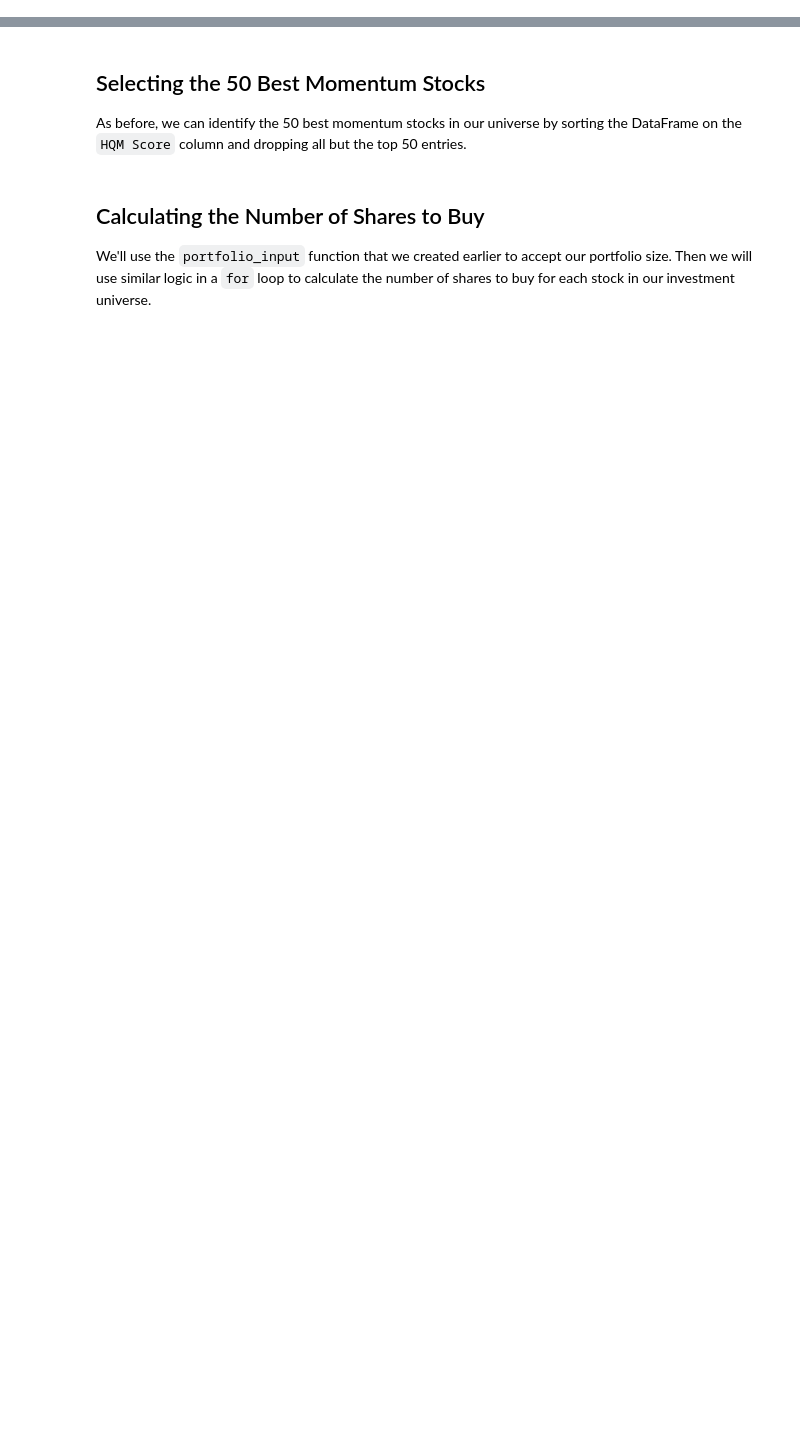
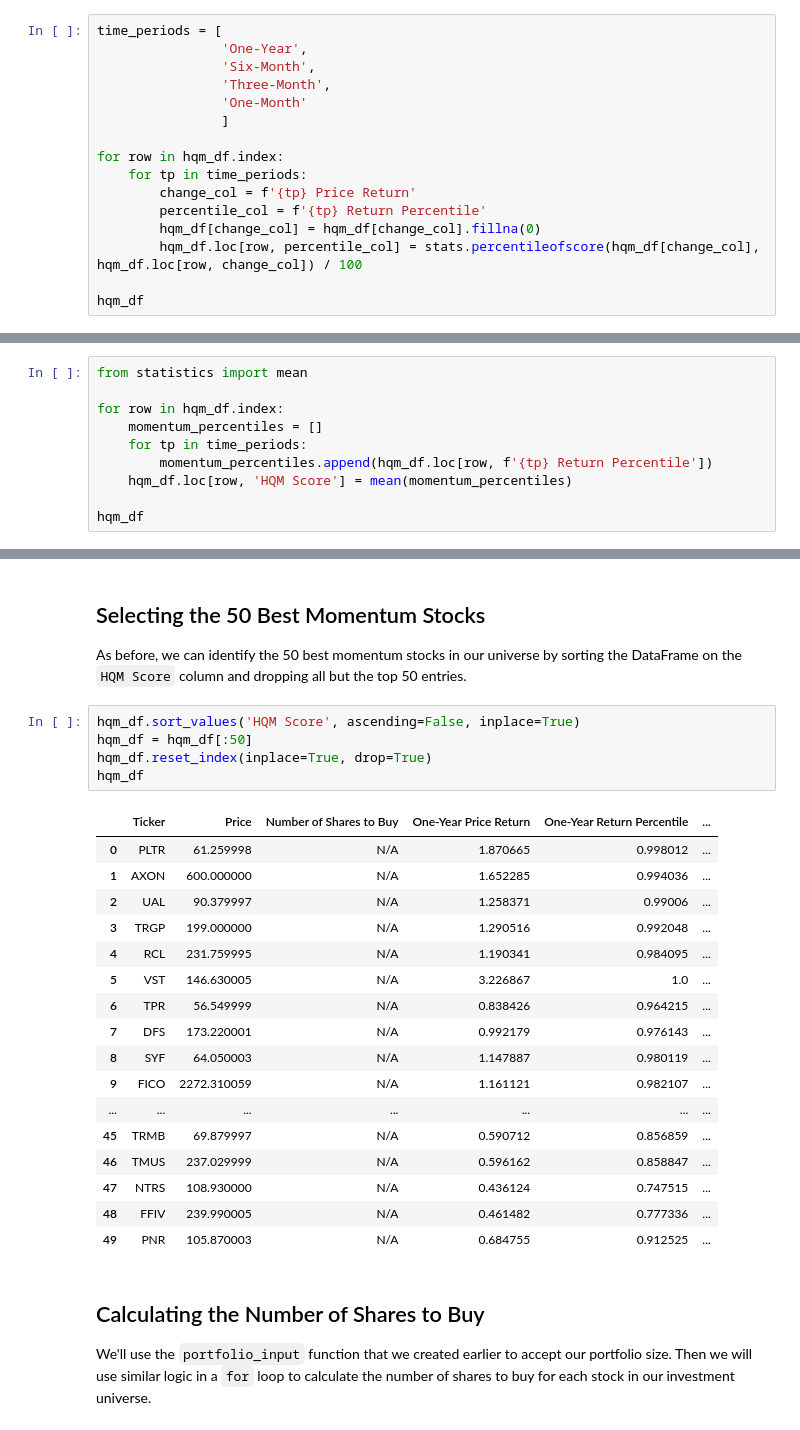
Before and after one commit to ishaanarora25/AlgoTrading, a Jupyter notebook: CodeCampTutorial/002_quantitative_momentum_strategy.ipynb, the cells around one changed output, grey strips where cells are left out. Drawn from its saved outputs; the diff is of its cells as text; blank space fills up the shorter version.

Commit message:
Momentum strat final

```diff
--- a/CodeCampTutorial/002_quantitative_momentum_strategy.ipynb
+++ b/CodeCampTutorial/002_quantitative_momentum_strategy.ipynb
@@ -221,3 +278,19 @@ We now need to calculate momentum percentile scores for every stock in the unive
 * `One-Month Price Return`
 
 Here's how we'll do this:
+# %%
+time_periods = [
+                'One-Year',
+                'Six-Month',
+                'Three-Month',
+                'One-Month'
+                ]
+
+for row in hqm_df.index:
+    for tp in time_periods:
+        change_col = f'{tp} Price Return'
+        percentile_col = f'{tp} Return Percentile'
+        hqm_df[change_col] = hqm_df[change_col].fillna(0)
+        hqm_df.loc[row, percentile_col] = stats.percentileofscore(hqm_df[change_col], hqm_df.loc[row, change_col]) / 100
+
+hqm_df
@@ -229,3 +316,13 @@ We'll now calculate our `HQM Score`, which is the high-quality momentum score th
 The `HQM Score` will be the arithmetic mean of the 4 momentum percentile scores that we calculated in the last section.
 
 To calculate arithmetic mean, we will use the `mean` function from Python's built-in `statistics` module.
+# %%
+from statistics import mean
+
+for row in hqm_df.index:
+    momentum_percentiles = []
+    for tp in time_periods:
+        momentum_percentiles.append(hqm_df.loc[row, f'{tp} Return Percentile'])
+    hqm_df.loc[row, 'HQM Score'] = mean(momentum_percentiles)
+
+hqm_df
@@ -233,6 +344,29 @@ To calculate arithmetic mean, we will use the `mean` function from Python's buil
 ## Selecting the 50 Best Momentum Stocks
 
 As before, we can identify the 50 best momentum stocks in our universe by sorting the DataFrame on the `HQM Score` column and dropping all but the top 50 entries.
+# %%
+hqm_df.sort_values('HQM Score', ascending=False, inplace=True)
+hqm_df = hqm_df[:50]
+hqm_df.reset_index(inplace=True, drop=True)
+hqm_df
+# %% [output]
+|  | Ticker | Price | Number of Shares to Buy | One-Year Price Return | One-Year Return Percentile | ... |
+| 0 | PLTR | 61.259998 | N/A | 1.870665 | 0.998012 | ... |
+| 1 | AXON | 600.000000 | N/A | 1.652285 | 0.994036 | ... |
+| 2 | UAL | 90.379997 | N/A | 1.258371 | 0.99006 | ... |
+| 3 | TRGP | 199.000000 | N/A | 1.290516 | 0.992048 | ... |
+| 4 | RCL | 231.759995 | N/A | 1.190341 | 0.984095 | ... |
+| 5 | VST | 146.630005 | N/A | 3.226867 | 1.0 | ... |
+| 6 | TPR | 56.549999 | N/A | 0.838426 | 0.964215 | ... |
+| 7 | DFS | 173.220001 | N/A | 0.992179 | 0.976143 | ... |
+| 8 | SYF | 64.050003 | N/A | 1.147887 | 0.980119 | ... |
+| 9 | FICO | 2272.310059 | N/A | 1.161121 | 0.982107 | ... |
+| ... | ... | ... | ... | ... | ... | ... |
+| 45 | TRMB | 69.879997 | N/A | 0.590712 | 0.856859 | ... |
+| 46 | TMUS | 237.029999 | N/A | 0.596162 | 0.858847 | ... |
+| 47 | NTRS | 108.930000 | N/A | 0.436124 | 0.747515 | ... |
+| 48 | FFIV | 239.990005 | N/A | 0.461482 | 0.777336 | ... |
+| 49 | PNR | 105.870003 | N/A | 0.684755 | 0.912525 | ... |
 # %% [markdown]
 ## Calculating the Number of Shares to Buy
 
```
Also changed, not shown: parts of 8 cells of this notebook, 3 other files.
